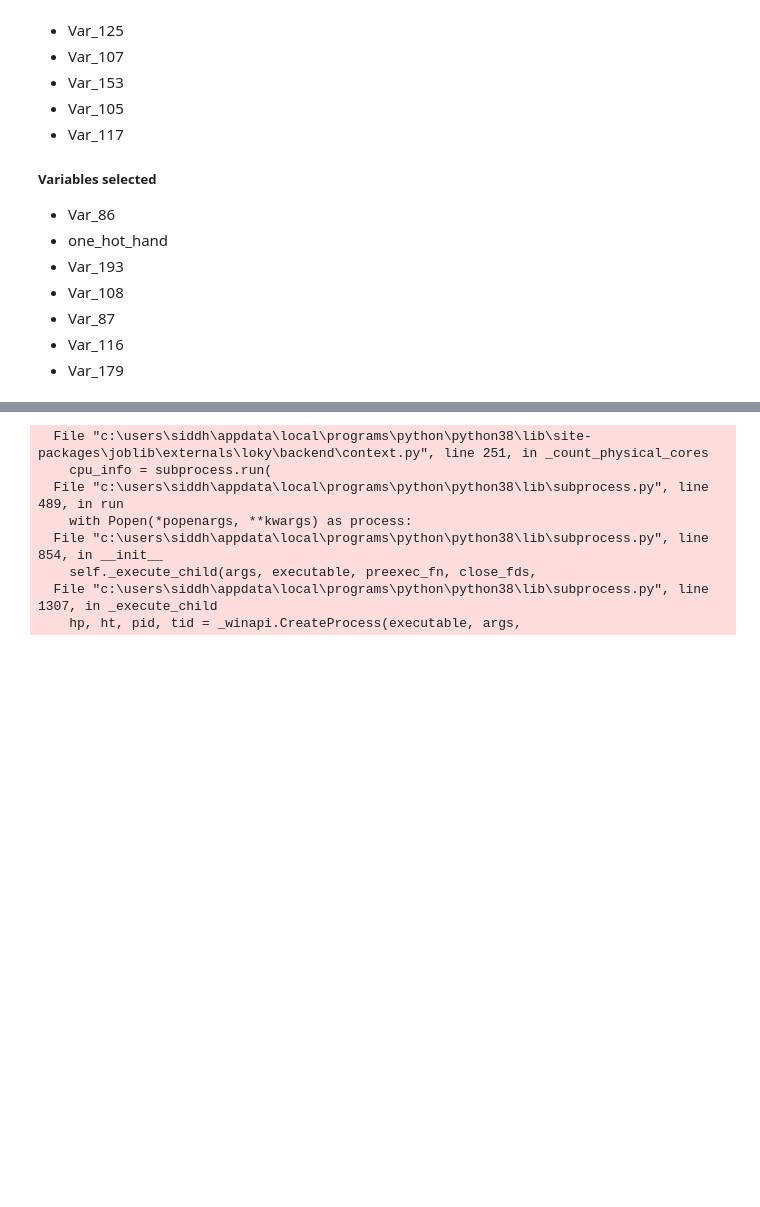
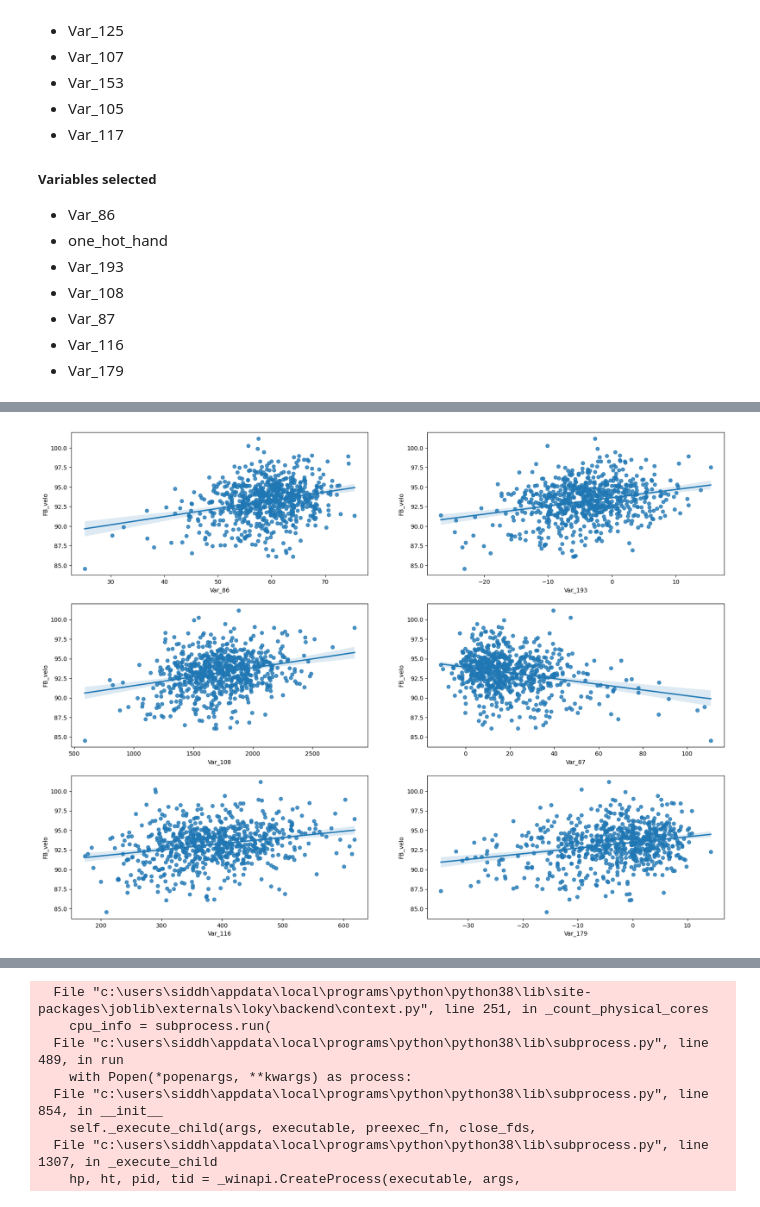
Before and after one commit to sidthakur08/biomech-velo, a Jupyter notebook: exploration.ipynb, the cells around one changed output, grey strips where cells are left out. Drawn from its saved outputs; the diff is of its cells as text; code cells hidden in the pictures; blank space fills up the shorter version.

```diff
--- a/exploration.ipynb
+++ b/exploration.ipynb
@@ -247,0 +229,11 @@ X.describe()
+# %%
+fig_corr, ax_corr = plt.subplots(3,2,figsize=(20,15))
+sns.regplot(data, y="FB_velo", x="Var_86", ax=ax_corr[0][0])
+sns.regplot(data, y="FB_velo", x="Var_193", ax=ax_corr[0][1])
+sns.regplot(data, y="FB_velo", x="Var_108", ax=ax_corr[1][0])
+sns.regplot(data, y="FB_velo", x="Var_87", ax=ax_corr[1][1])
+sns.regplot(data, y="FB_velo", x="Var_116", ax=ax_corr[2][0])
+sns.regplot(data, y="FB_velo", x="Var_179", ax=ax_corr[2][1])
+plt.show()
+# %% [output]
+[figure, added]
```
Also changed, not shown: parts of 18 cells of this notebook.
